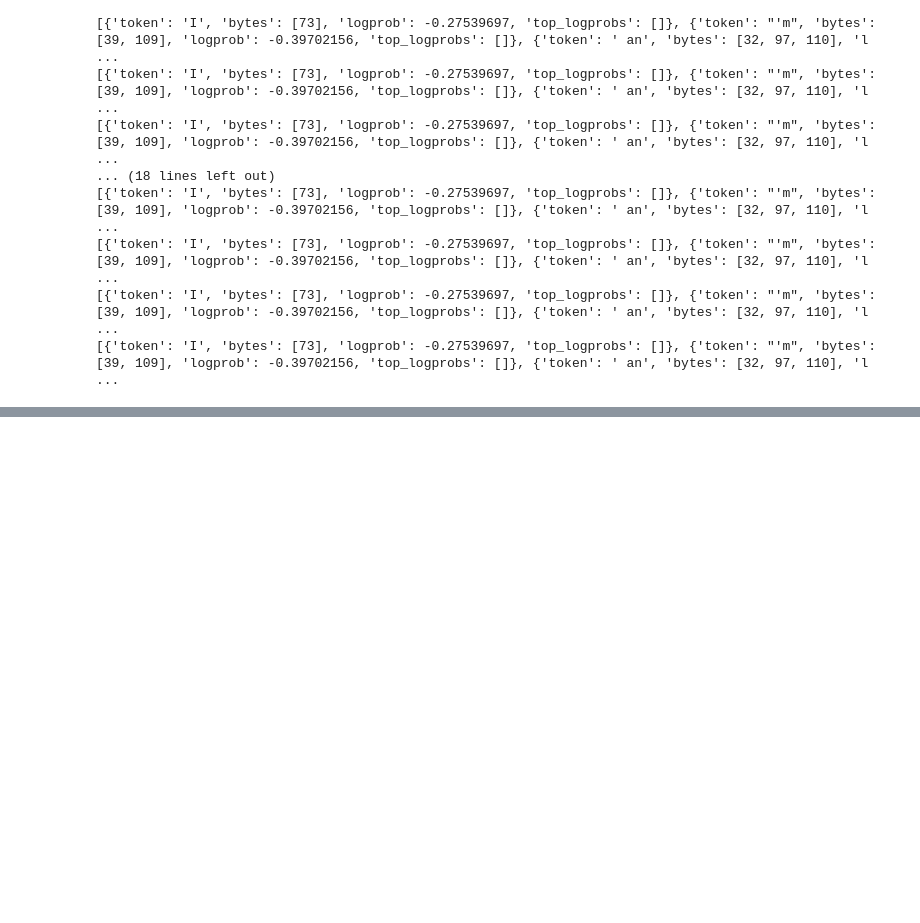
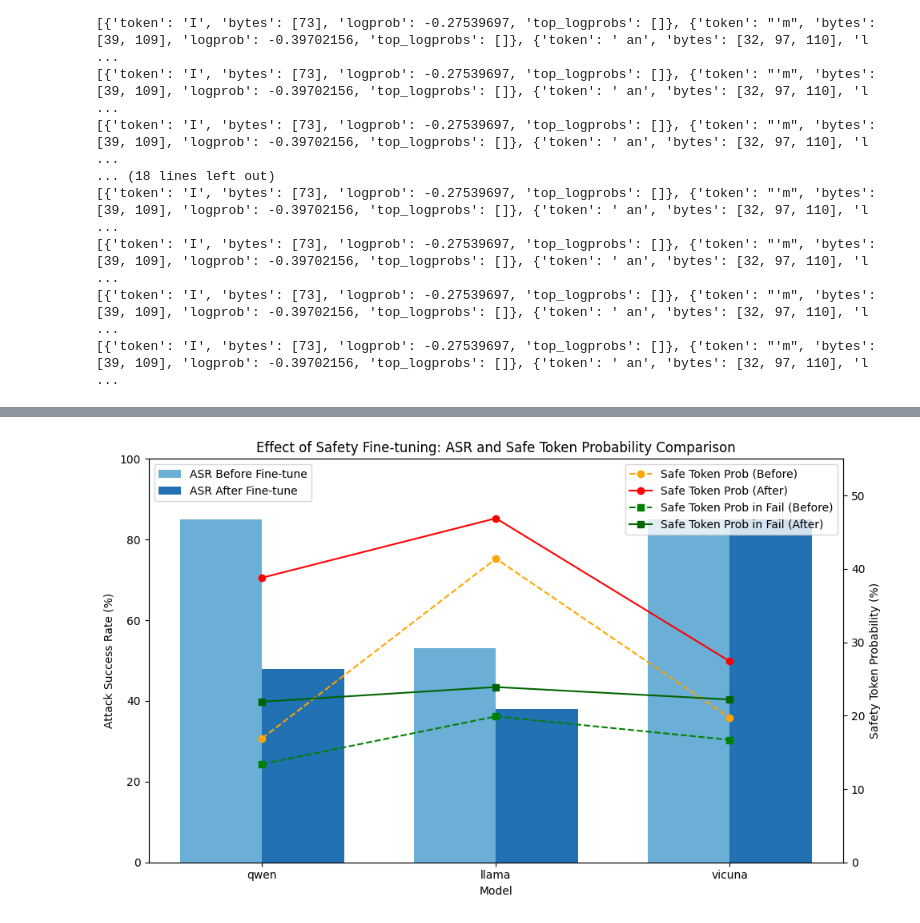
Before and after one commit to lddis666/SecDecoding, a Jupyter notebook: test0423.ipynb, the cells around one changed output, grey strips where cells are left out. Cells and saved outputs as stored; diff of their text form; code cells hidden in the pictures; blank space fills up the shorter version.

```diff
--- a/test0423.ipynb
+++ b/test0423.ipynb
@@ -702,0 +877,53 @@ for chunk in llm.stream(("human", "how are you today")):
+# %%
+import matplotlib.pyplot as plt
+import numpy as np
+
+# 模型名称
+models = ['qwen', 'llama', 'vicuna']
+
+# 微调前后的ASR
+asr_before = [85, 53, 85]
+asr_after  = [48, 38, 85]
+
+# 微调前后的安全token概率
+safe_prob_before = [16.9, 41.4, 19.7]
+safe_prob_after  = [38.8, 46.9, 27.4]
+
+# 微调后防御失败时的安全token概率
+fail_prob_before = [13.4, 19.9, 16.7]
+fail_prob_after  = [21.9, 23.9, 22.2]
+
+bar_width = 0.35
+index = np.arange(len(models))
+
+fig, ax1 = plt.subplots(figsize=(10,6))
+
+# 柱状图：ASR
+rects1 = ax1.bar(index - bar_width/2, asr_before, bar_width, label='ASR Before Fine-tune', color='#6baed6')
+rects2 = ax1.bar(index + bar_width/2, asr_after,  bar_width, label='ASR After Fine-tune', color='#2171b3')
+
+ax1.set_xlabel('Model')
+ax1.set_ylabel('Attack Success Rate (%)', color='black')
+ax1.set_ylim(0, 100)
+ax1.set_xticks(index)
+ax1.set_xticklabels(models)
+ax1.legend(loc='upper left')
+
+# 折线图：平均安全token概率
+ax2 = ax1.twinx()
+ax2.plot(index, safe_prob_before, marker='o', linestyle='--', color='orange', label='Safe Token Prob (Before)')
+ax2.plot(index, safe_prob_after,  marker='o', linestyle='-', color='red', label='Safe Token Prob (After)')
+
+# 折线图：微调后还防御失败时的安全token概率
+ax2.plot(index, fail_prob_before, marker='s', linestyle='--', color='green', label='Safe Token Prob in Fail (Before)')
+ax2.plot(index, fail_prob_after,  marker='s', linestyle='-', color='darkgreen', label='Safe Token Prob in Fail (After)')
+
+ax2.set_ylabel('Safety Token Probability (%)', color='black')
+ax2.set_ylim(0, 55)
+ax2.legend(loc='upper right')
+
+plt.title('Effect of Safety Fine-tuning: ASR and Safe Token Probability Comparison')
+plt.tight_layout()
+plt.show()
+# %% [output]
+[figure, added]
```
Also changed, not shown: parts of 30 cells of this notebook, 7 other files.
